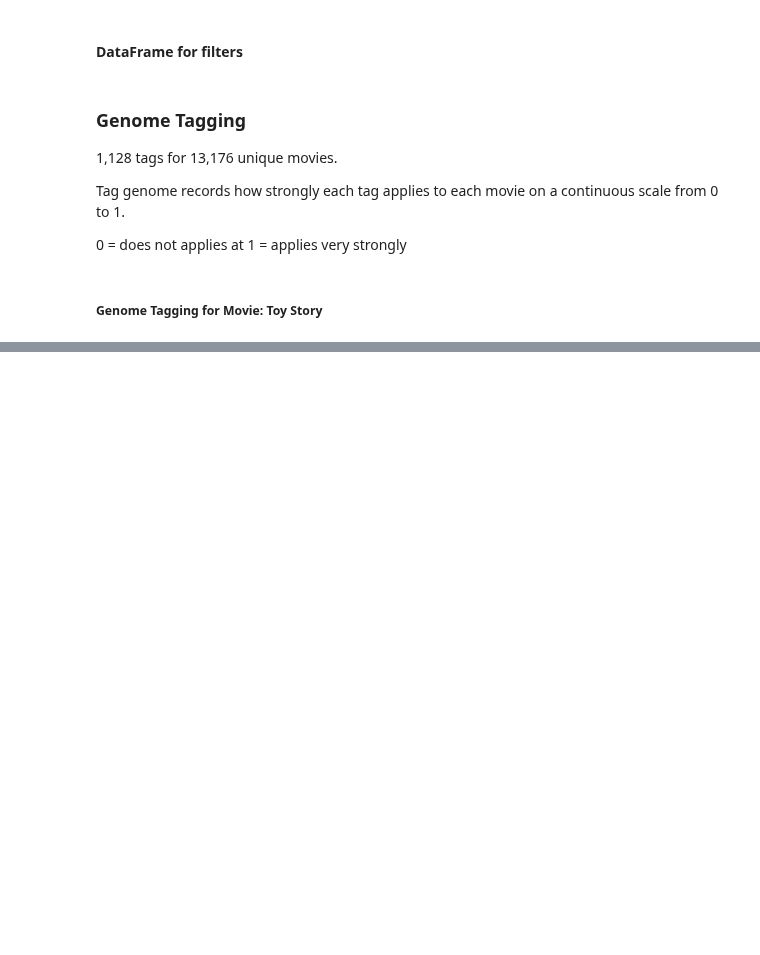
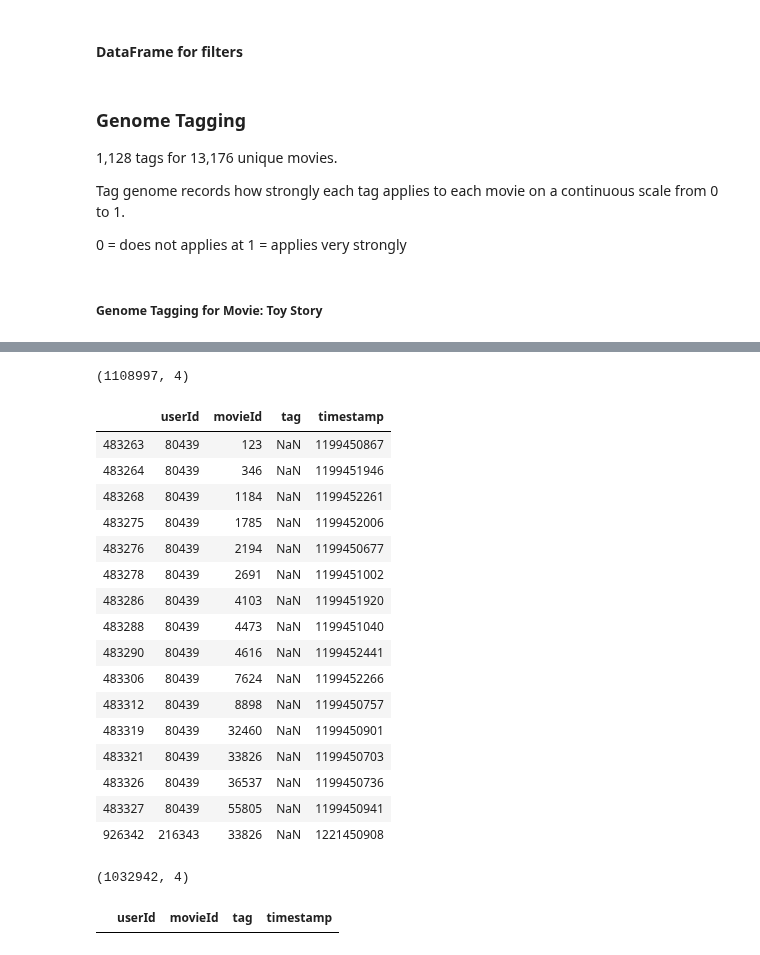
Before and after one commit to GovindBhala/DS5500-Movie-Recommendation-System, a Jupyter notebook: Initial_Analysis.ipynb, the cells around one changed output, grey strips where cells are left out. Cells and saved outputs as stored; diff of their text form; code cells hidden in the pictures; blank space fills up the shorter version.

```diff
--- a/Initial_Analysis.ipynb
+++ b/Initial_Analysis.ipynb
@@ -52,0 +341,24 @@ sns.despine(left=True, bottom=True)
+# %%
+tags.shape
+# %% [output]
+(1108997, 4)
+# %%
+tags[tags['tag'].isna()]
+# %% [output]
+|  | userId | movieId | tag | timestamp |
+| 483263 | 80439 | 123 | NaN | 1199450867 |
+| 483264 | 80439 | 346 | NaN | 1199451946 |
+| 483268 | 80439 | 1184 | NaN | 1199452261 |
+| 483275 | 80439 | 1785 | NaN | 1199452006 |
+| 483276 | 80439 | 2194 | NaN | 1199450677 |
+| 483278 | 80439 | 2691 | NaN | 1199451002 |
+| 483286 | 80439 | 4103 | NaN | 1199451920 |
+| 483288 | 80439 | 4473 | NaN | 1199451040 |
+| 483290 | 80439 | 4616 | NaN | 1199452441 |
+| 483306 | 80439 | 7624 | NaN | 1199452266 |
+| 483312 | 80439 | 8898 | NaN | 1199450757 |
+| 483319 | 80439 | 32460 | NaN | 1199450901 |
+| 483321 | 80439 | 33826 | NaN | 1199450703 |
+| 483326 | 80439 | 36537 | NaN | 1199450736 |
+| 483327 | 80439 | 55805 | NaN | 1199450941 |
+| 926342 | 216343 | 33826 | NaN | 1221450908 |
@@ -52,0 +367,4 @@ sns.despine(left=True, bottom=True)
+# %%
+movie_tags.shape
+# %% [output]
+(1032942, 4)
@@ -52,0 +373,4 @@ sns.despine(left=True, bottom=True)
+# %%
+movie_tags[movie_tags['tag'].isna()]
+# %% [output]
+|  | userId | movieId | tag | timestamp |
```
Also changed, not shown: parts of 48 cells of this notebook.
